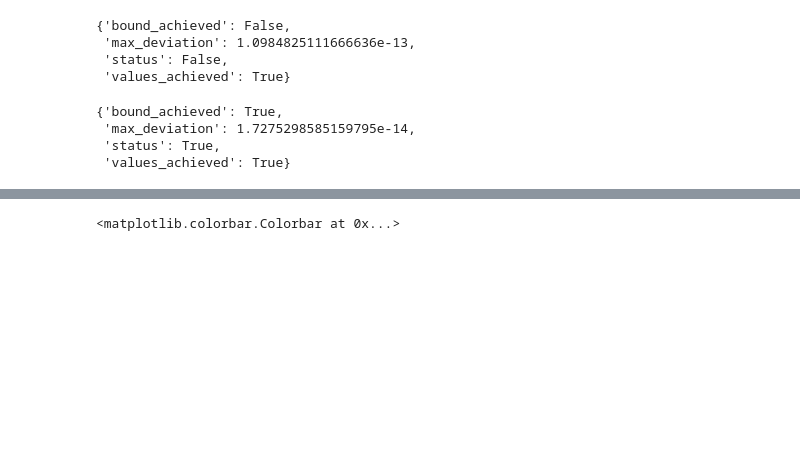
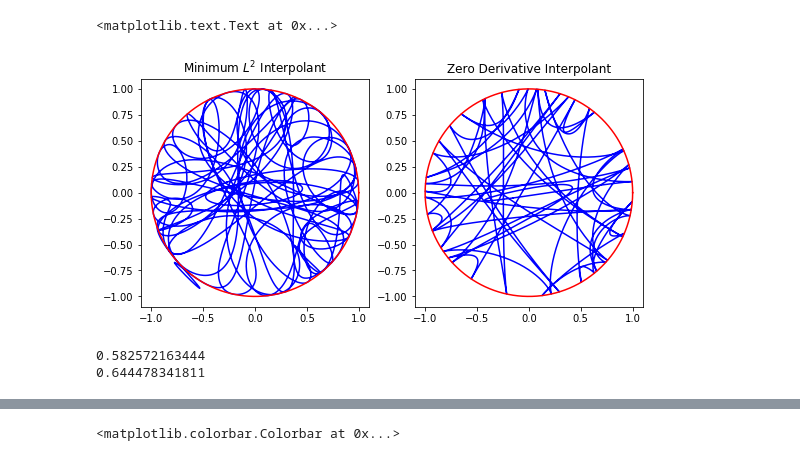
Before and after one commit to eonaran/sr_multisignals, a Jupyter notebook: Many Sample Dual Certificates.ipynb, the cells around one changed output, grey strips where cells are left out. Cells and saved outputs as stored; diff of their text form; code cells hidden in the pictures; blank space fills up the shorter version.

```diff
--- a/Many Sample Dual Certificates.ipynb
+++ b/Many Sample Dual Certificates.ipynb
@@ -43,14 +45,32 @@ plt_util.plot_magnitude_bounds()
-# %%
-dual_certificates.validate(support, sign_pattern, interpolator_2)
-# %% [output]
-{'bound_achieved': False,
- 'max_deviation': 1.0984825111666636e-13,
- 'status': False,
- 'values_achieved': True}
-# %%
-dual_certificates.validate(support, sign_pattern, interpolator_3)
-# %% [output]
-{'bound_achieved': True,
- 'max_deviation': 1.7275298585159795e-14,
- 'status': True,
- 'values_achieved': True}
+# %%
+fig, axes = plt.subplots(1, 2, figsize=(9, 6))
+
+ts = np.linspace(0.0, 1.0, 5000)
+
+xs_circle = np.cos(ts * 2.0 * np.pi)
+ys_circle = np.sin(ts * 2.0 * np.pi)
+
+vals_2 = interpolator_2(ts)
+xs_2, ys_2 = vals_2.real[0, :], vals_2.imag[0, :]
+axes[0].plot(xs_2, ys_2, color='blue')
+axes[0].plot(xs_circle, ys_circle, color='red')
+axes[0].set_aspect('equal')
+axes[0].set_title('Minimum $L^2$ Interpolant')
+
+vals_3 = interpolator_3(ts)
+xs_3, ys_3 = vals_3.real[0, :], vals_3.imag[0, :]
+axes[1].plot(xs_3, ys_3, color='blue')
+axes[1].plot(xs_circle, ys_circle, color='red')
+axes[1].set_aspect('equal')
+axes[1].set_title('Zero Derivative Interpolant')
+# %% [output]
+<matplotlib.text.Text at 0x...>
+[figure, added]
+# %%
+import scipy.integrate as integrate
+
+print integrate.quad(lambda t: np.absolute(interpolator_2(t)) ** 2, 0, 1.0)[0]
+print integrate.quad(lambda t: np.absolute(interpolator_3(t)) ** 2, 0, 1.0)[0]
+# %% [output]
+0.582572163444
+0.644478341811
```
Also changed, not shown: parts of 4 cells of this notebook, 3 other files.
